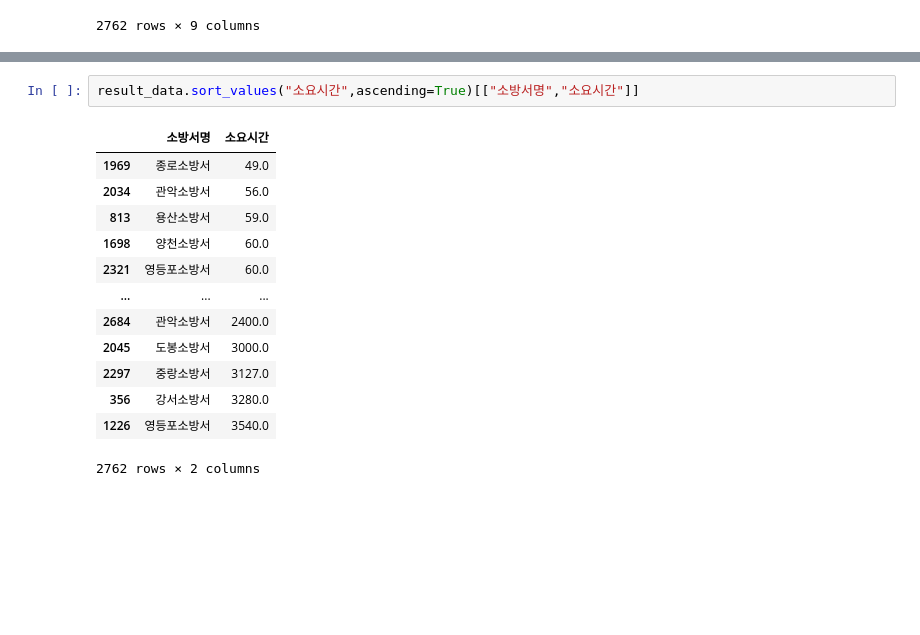
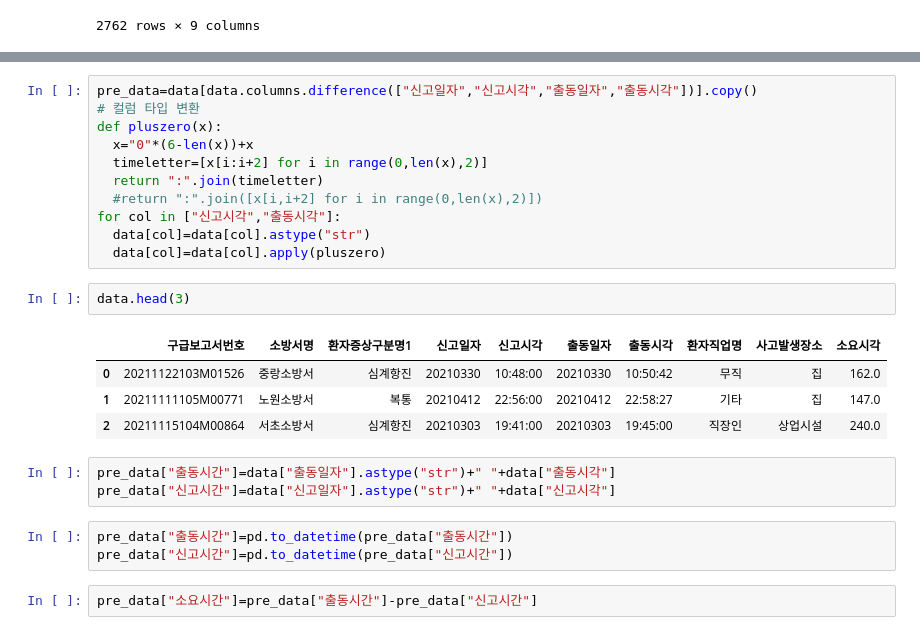
Before and after one commit to Apple03244/CodingTest, a Jupyter notebook: 빅분기_기출문제_6.ipynb, the cells around one changed output, grey strips where cells are left out. Saved outputs shown, nothing was run; the diff lists cells and outputs as text; blank space fills up the shorter version.

```diff
--- a/빅분기_기출문제_6.ipynb
+++ b/빅분기_기출문제_6.ipynb
@@ -86,16 +87,26 @@ result_data
-# %%
-result_data.sort_values("소요시간",ascending=True)[["소방서명","소요시간"]]
-# %% [output]
-|  | 소방서명 | 소요시간 |
-| 1969 | 종로소방서 | 49.0 |
-| 2034 | 관악소방서 | 56.0 |
-| 813 | 용산소방서 | 59.0 |
-| 1698 | 양천소방서 | 60.0 |
-| 2321 | 영등포소방서 | 60.0 |
-| ... | ... | ... |
-| 2684 | 관악소방서 | 2400.0 |
-| 2045 | 도봉소방서 | 3000.0 |
-| 2297 | 중랑소방서 | 3127.0 |
-| 356 | 강서소방서 | 3280.0 |
-| 1226 | 영등포소방서 | 3540.0 |
-2762 rows × 2 columns
+# %%
+pre_data=data[data.columns.difference(["신고일자","신고시각","출동일자","출동시각"])].copy()
+# 컬럼 타입 변환
+def pluszero(x):
+  x="0"*(6-len(x))+x
+  timeletter=[x[i:i+2] for i in range(0,len(x),2)]
+  return ":".join(timeletter)
+  #return ":".join([x[i,i+2] for i in range(0,len(x),2)])
+for col in ["신고시각","출동시각"]:
+  data[col]=data[col].astype("str")
+  data[col]=data[col].apply(pluszero)
+# %%
+data.head(3)
+# %% [output]
+|  | 구급보고서번호 | 소방서명 | 환자증상구분명1 | 신고일자 | 신고시각 | 출동일자 | 출동시각 | 환자직업명 | 사고발생장소 | 소요시각 |
+| 0 | 20211122103M01526 | 중랑소방서 | 심계항진 | 20210330 | 10:48:00 | 20210330 | 10:50:42 | 무직 | 집 | 162.0 |
+| 1 | 20211111105M00771 | 노원소방서 | 복통 | 20210412 | 22:56:00 | 20210412 | 22:58:27 | 기타 | 집 | 147.0 |
+| 2 | 20211115104M00864 | 서초소방서 | 심계항진 | 20210303 | 19:41:00 | 20210303 | 19:45:00 | 직장인 | 상업시설 | 240.0 |
+# %%
+pre_data["출동시간"]=data["출동일자"].astype("str")+" "+data["출동시각"]
+pre_data["신고시간"]=data["신고일자"].astype("str")+" "+data["신고시각"]
+# %%
+pre_data["출동시간"]=pd.to_datetime(pre_data["출동시간"])
+pre_data["신고시간"]=pd.to_datetime(pre_data["신고시간"])
+# %%
+pre_data["소요시간"]=pre_data["출동시간"]-pre_data["신고시간"]
```
Also changed, not shown: parts of 42 cells of this notebook.
